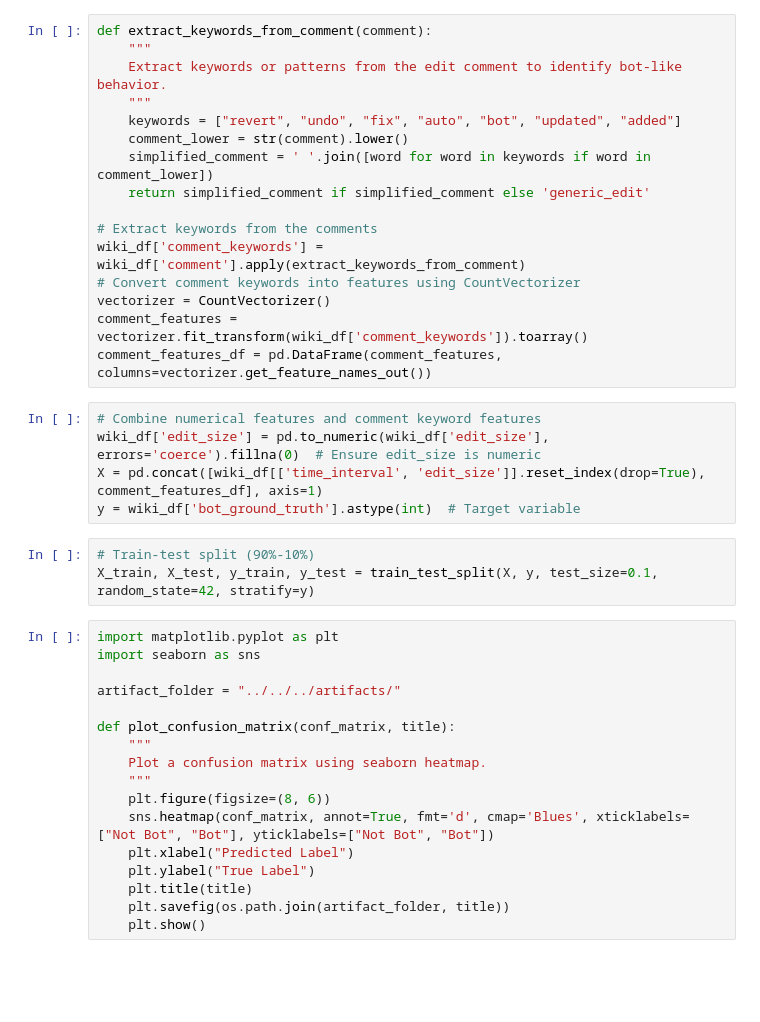
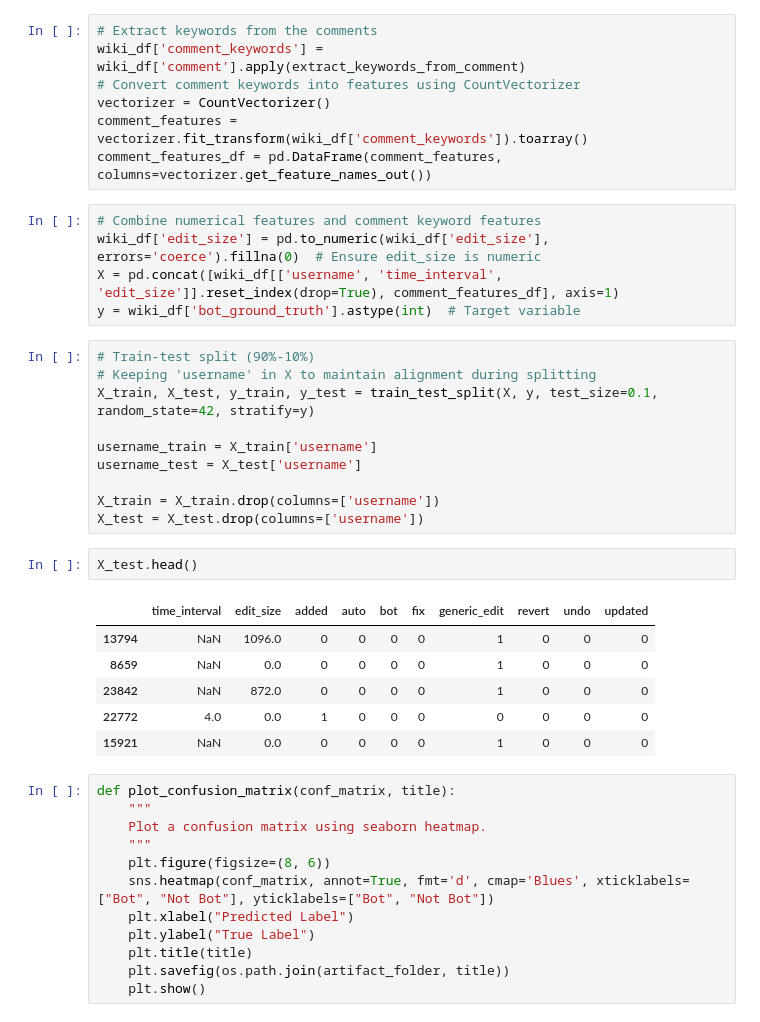
Before and after one commit to Reennon/mmds-ucu-final-project, a Jupyter notebook: mmds_ucu_final_project/mmds_ucu_final_project/notebooks/lightgbm_bot_classification.ipynb, the cells around one changed output. Saved outputs shown, nothing was run; the diff lists cells and outputs as text; blank space fills up the shorter version.

```diff
--- a/mmds_ucu_final_project/mmds_ucu_final_project/notebooks/lightgbm_bot_classification.ipynb
+++ b/mmds_ucu_final_project/mmds_ucu_final_project/notebooks/lightgbm_bot_classification.ipynb
@@ -29,13 +34,4 @@ wiki_df
 # %%
-def extract_keywords_from_comment(comment):
-    """
-    Extract keywords or patterns from the edit comment to identify bot-like behavior.
-    """
-    keywords = ["revert", "undo", "fix", "auto", "bot", "updated", "added"]
-    comment_lower = str(comment).lower()
-    simplified_comment = ' '.join([word for word in keywords if word in comment_lower])
-    return simplified_comment if simplified_comment else 'generic_edit'
-
 # Extract keywords from the comments
 wiki_df['comment_keywords'] = wiki_df['comment'].apply(extract_keywords_from_comment)
 # Convert comment keywords into features using CountVectorizer
@@ -45,23 +41,34 @@ comment_features_df = pd.DataFrame(comment_features, columns=vectorizer.get_feat
 # %%
 # Combine numerical features and comment keyword features
 wiki_df['edit_size'] = pd.to_numeric(wiki_df['edit_size'], errors='coerce').fillna(0)  # Ensure edit_size is numeric
-X = pd.concat([wiki_df[['time_interval', 'edit_size']].reset_index(drop=True), comment_features_df], axis=1)
+X = pd.concat([wiki_df[['username', 'time_interval', 'edit_size']].reset_index(drop=True), comment_features_df], axis=1)
 y = wiki_df['bot_ground_truth'].astype(int)  # Target variable
 # %%
 # Train-test split (90%-10%)
+# Keeping 'username' in X to maintain alignment during splitting
 X_train, X_test, y_train, y_test = train_test_split(X, y, test_size=0.1, random_state=42, stratify=y)
+
+username_train = X_train['username']
+username_test = X_test['username']
+
+X_train = X_train.drop(columns=['username'])
+X_test = X_test.drop(columns=['username'])
+# %%
+X_test.head()
+# %% [output]
+|  | time_interval | edit_size | added | auto | bot | fix | generic_edit | revert | undo | updated |
+| 13794 | NaN | 1096.0 | 0 | 0 | 0 | 0 | 1 | 0 | 0 | 0 |
+| 8659 | NaN | 0.0 | 0 | 0 | 0 | 0 | 1 | 0 | 0 | 0 |
+| 23842 | NaN | 872.0 | 0 | 0 | 0 | 0 | 1 | 0 | 0 | 0 |
+| 22772 | 4.0 | 0.0 | 1 | 0 | 0 | 0 | 0 | 0 | 0 | 0 |
+| 15921 | NaN | 0.0 | 0 | 0 | 0 | 0 | 1 | 0 | 0 | 0 |
 # %%
-import matplotlib.pyplot as plt
-import seaborn as sns
-
-artifact_folder = "../../../artifacts/"
-
 def plot_confusion_matrix(conf_matrix, title):
     """
     Plot a confusion matrix using seaborn heatmap.
     """
     plt.figure(figsize=(8, 6))
-    sns.heatmap(conf_matrix, annot=True, fmt='d', cmap='Blues', xticklabels=["Not Bot", "Bot"], yticklabels=["Not Bot", "Bot"])
+    sns.heatmap(conf_matrix, annot=True, fmt='d', cmap='Blues', xticklabels=["Bot", "Not Bot"], yticklabels=["Bot", "Not Bot"])
     plt.xlabel("Predicted Label")
     plt.ylabel("True Label")
     plt.title(title)
```
Also changed, not shown: parts of 14 cells of this notebook, 12 other files.
